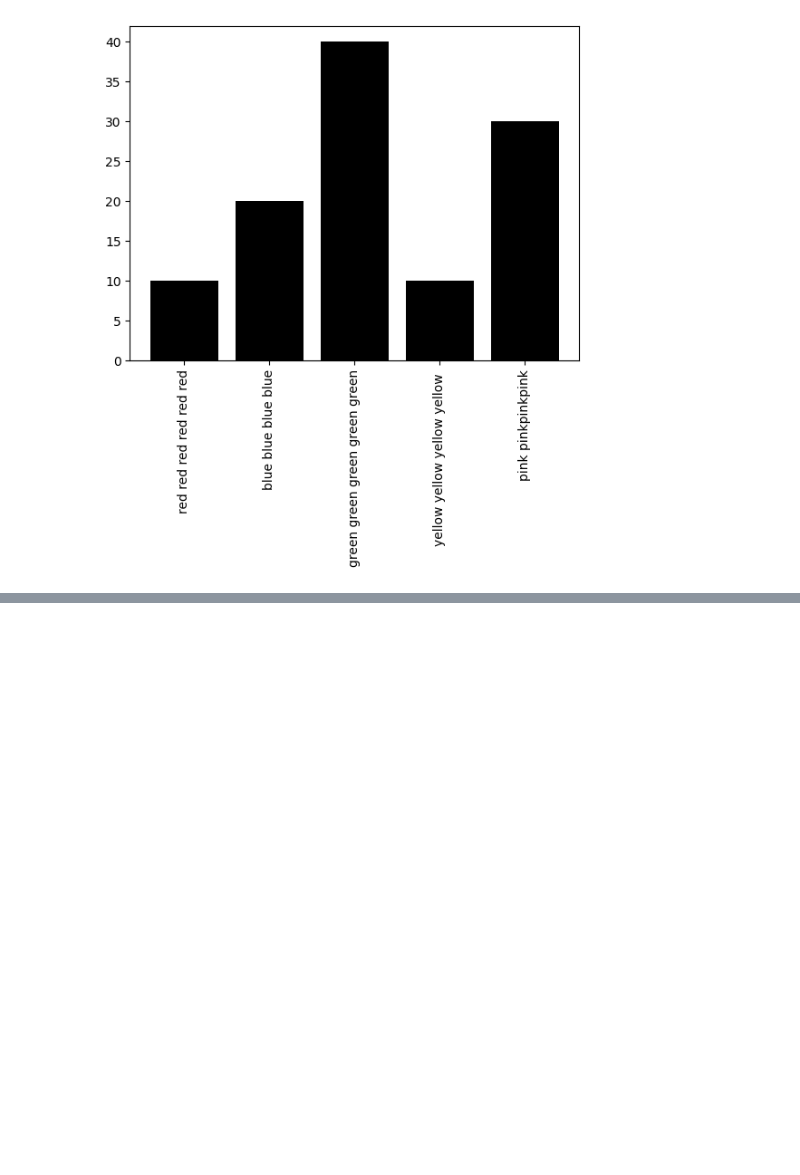
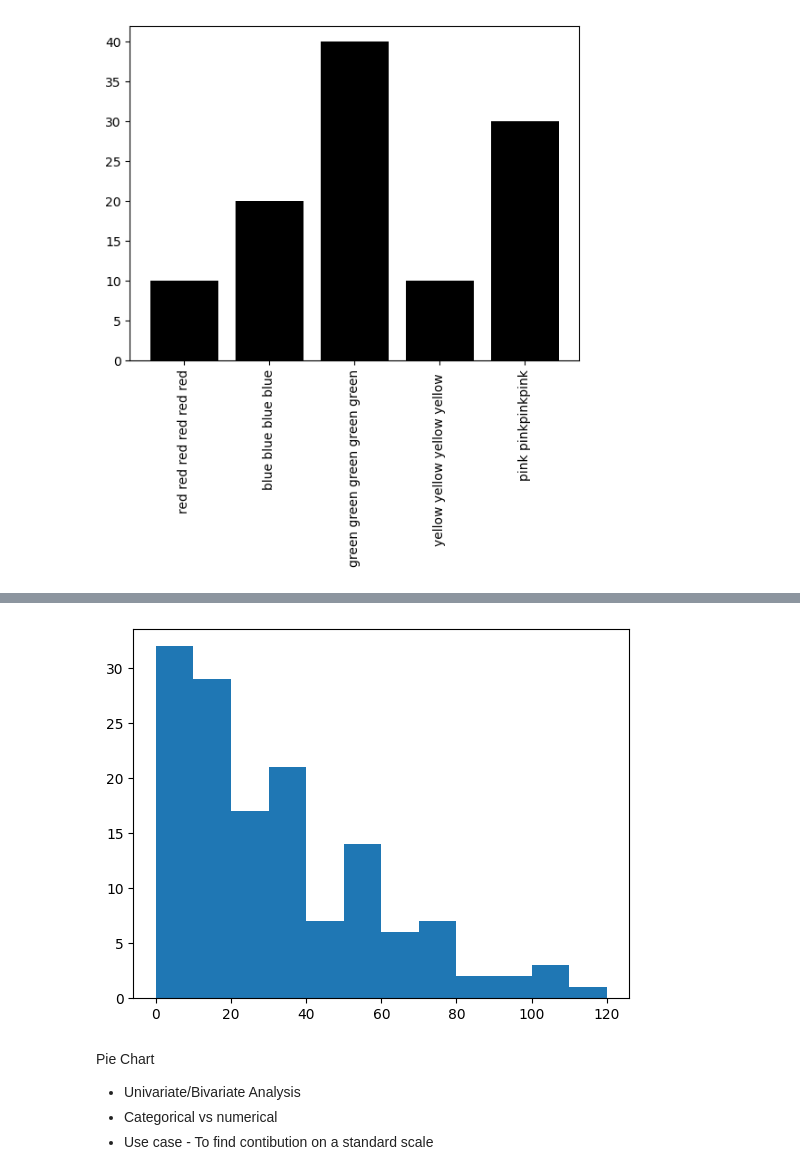
Before and after one commit to ShashiDivs/CampusX, a Jupyter notebook: matplot.ipynb, the cells around one changed output, grey strips where cells are left out. Saved outputs shown, nothing was run; the diff lists cells and outputs as text; code cells hidden in the pictures; blank space fills up the shorter version.

```diff
--- a/matplot.ipynb
+++ b/matplot.ipynb
@@ -286,0 +312,4 @@ plt.xticks(rotation='vertical')
+# %%
+# on some data
+dfv = pd.read_csv("DataForVisualization/vk.csv")
+dfv
@@ -286,0 +330,11 @@ plt.xticks(rotation='vertical')
+# %%
+plt.hist(dfv['batsman_runs'],bins=[0,10,20,30,40,50,60,70,80,90,100,110,120])
+plt.show()
+# %% [output]
+[figure, added]
+# %% [markdown]
+Pie Chart
+
+* Univariate/Bivariate Analysis
+* Categorical vs numerical
+* Use case - To find contibution on a standard scale
```
Also changed, not shown: parts of 4 cells of this notebook, 4 other files.
